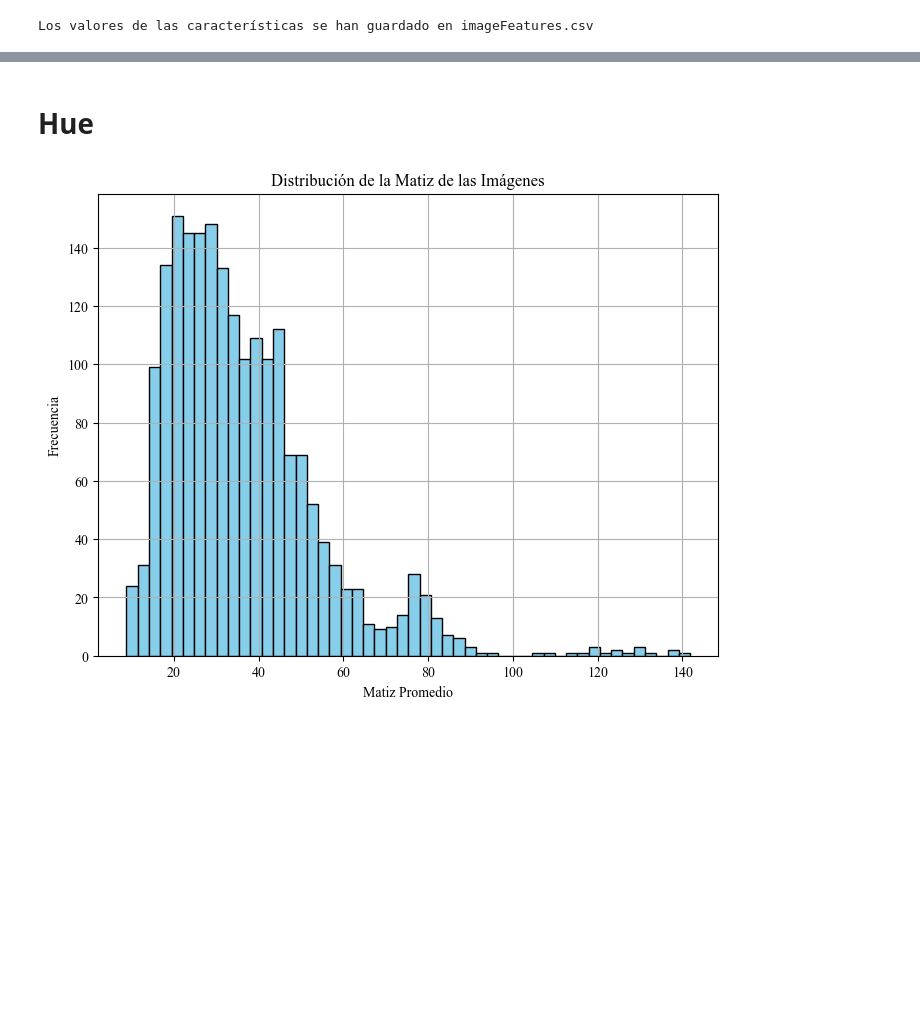
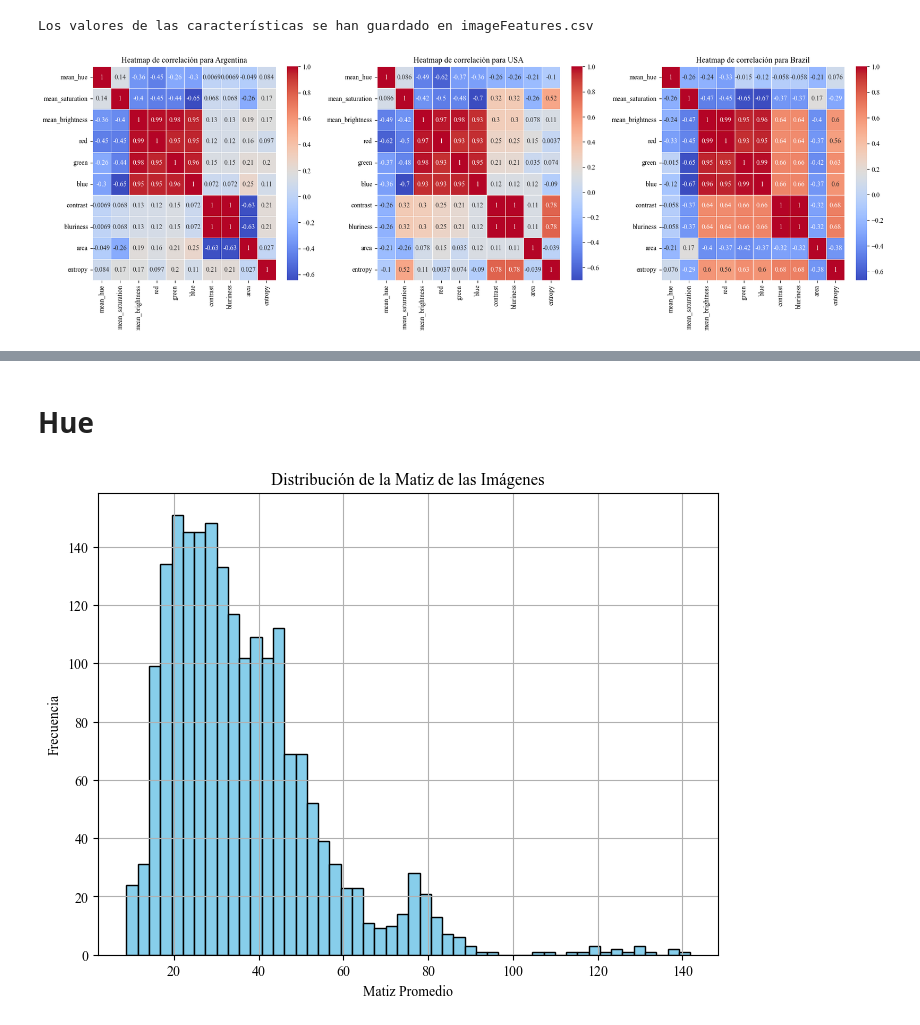
Before and after one commit to azulamakk/PF-vacasVaqueras, a Jupyter notebook: 01.0-am-EDA.ipynb, the cells around one changed output, grey strips where cells are left out. Cells and saved outputs as stored; diff of their text form; code cells hidden in the pictures; blank space fills up the shorter version.

```diff
--- a/01.0-am-EDA.ipynb
+++ b/01.0-am-EDA.ipynb
@@ -711,3 +605,21 @@ df.to_csv('imageFeatures.csv', index=False)
 print("Los valores de las características se han guardado en imageFeatures.csv")
 # %% [output]
 Los valores de las características se han guardado en imageFeatures.csv
+# %%
+countries = df['country'].unique()
+
+fig, axes = plt.subplots(nrows=1, ncols=len(countries), figsize=(18, 6))
+
+for i, country in enumerate(countries):
+    country_df = df[df['country'] == country]
+
+    correlation_matrix_country = country_df.drop(['layout_id', 'image_name', 'country', 'coincidencia', 'relevant (new) tags', 'trial_id'], axis=1).corr()
+
+    sns.heatmap(correlation_matrix_country, annot=True, cmap='coolwarm', linewidths=0.5, ax=axes[i])
+    axes[i].set_title(f'Heatmap de correlación para {country}')
+
+plt.tight_layout()
+
+plt.show()
+# %% [output]
+[figure, added]
```
Also changed, not shown: parts of 12 cells of this notebook.
